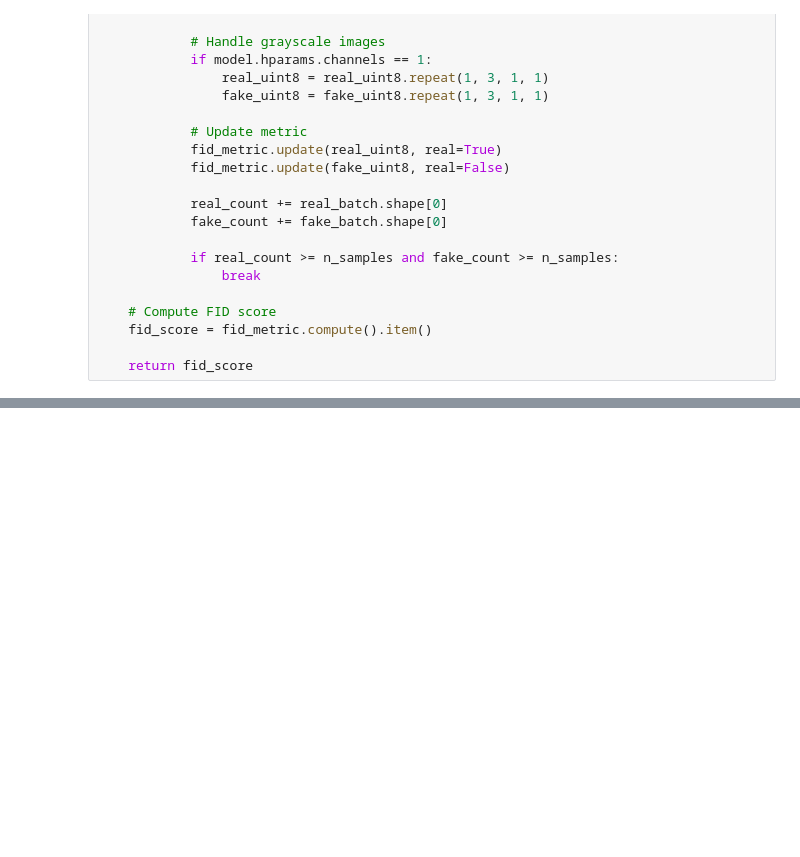
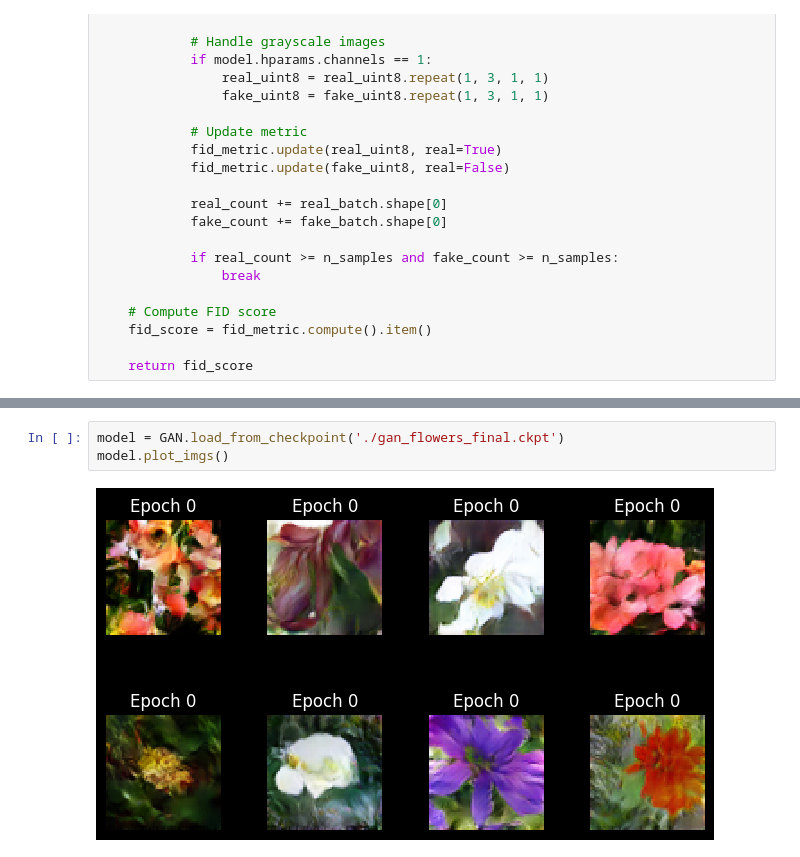
Before and after one commit to TheBoyRoy05/ImageGen, a Jupyter notebook: GAN/GAN_pytorch.ipynb, the cells around one changed output, grey strips where cells are left out. Drawn from its saved outputs; the diff is of its cells as text; blank space fills up the shorter version.

```diff
--- a/GAN/GAN_pytorch.ipynb
+++ b/GAN/GAN_pytorch.ipynb
@@ -558,0 +556,5 @@ Error:
+# %%
+model = GAN.load_from_checkpoint('./gan_flowers_final.ckpt')
+model.plot_imgs()
+# %% [output]
+[figure, added]
```
Also changed, not shown: parts of 5 cells of this notebook, 5 other files.
